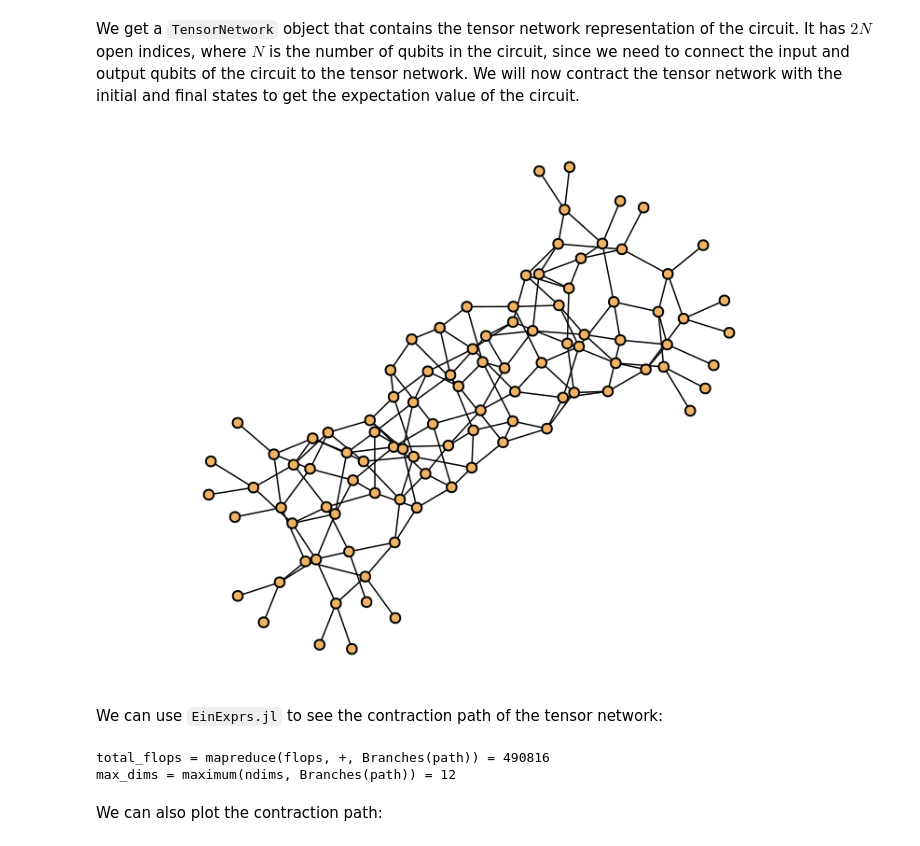
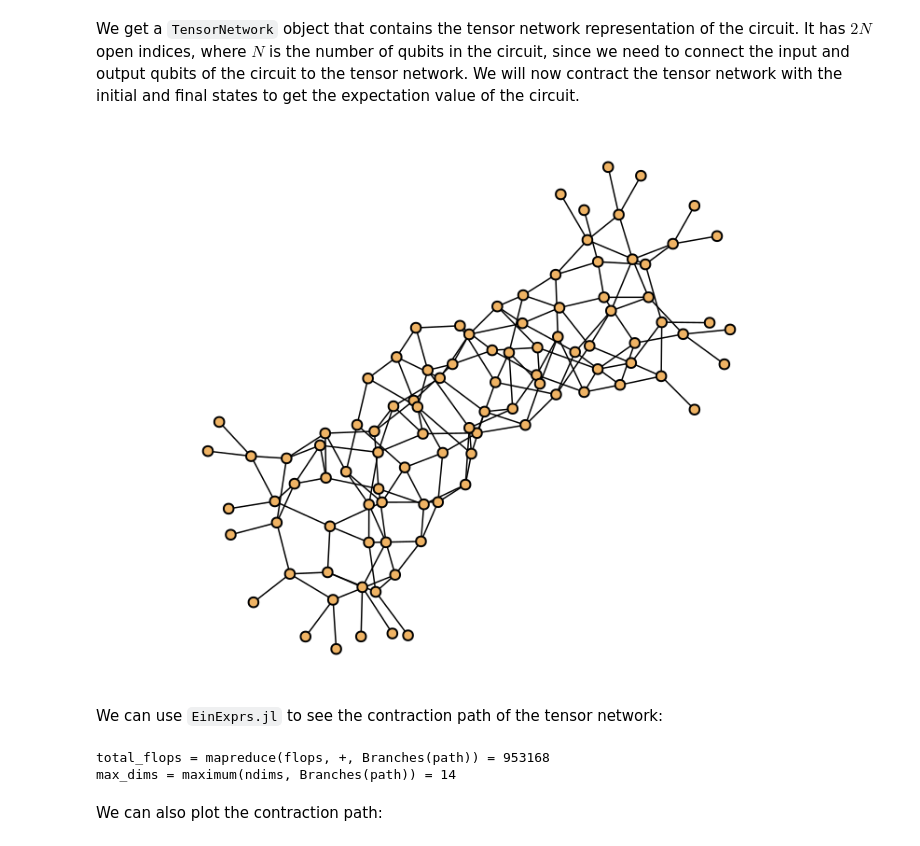
Before and after one commit to bsc-quantic/benasque-notebook, a Jupyter notebook: notebook.ipynb, the cells around one changed output. Drawn from its saved outputs; the diff is of its cells as text; code cells hidden in the pictures.

```diff
--- a/notebook.ipynb
+++ b/notebook.ipynb
@@ -48,7 +48,7 @@ Now that we have created a circuit, let's convert it to a tensor network with `T
 # %%
 using Qrochet
 
-qtn = Quantum(circ)
+U = Quantum(circ)
 # %% [output]
 Quantum (inputs=10, outputs=10)
 # %%
@@ -72,15 +72,13 @@ We get a `TensorNetwork` object that contains the tensor network representation
 # %%
 ψᵢₙ = Product(fill([1, 0], n))
 ψₒᵤₜ = Product(fill([1, 0], n))
 
-Qrochet.@reindex! inputs(qtn) => outputs(ψᵢₙ)
-Qrochet.@reindex! outputs(qtn) => outputs(ψₒᵤₜ)
-
-tn = merge(TensorNetwork(ψᵢₙ), TensorNetwork(qtn), TensorNetwork(ψₒᵤₜ))
+qtn = merge(Quantum(ψᵢₙ), U, Quantum(ψₒᵤₜ)')
+tn = TensorNetwork(qtn)
 
 plot(tn, layout=Stress())
 # %% [output]
-[figure, old version]
+[figure, new version]
 # %% [markdown]
 We can use `EinExprs.jl` to see the contraction path of the tensor network:
 # %%
@@ -90,8 +88,8 @@ path = einexpr(tn, optimizer=Greedy())
 @show total_flops = mapreduce(flops, +, Branches(path))
 @show max_dims = maximum(ndims, Branches(path));
 # %% [output]
-total_flops = mapreduce(flops, +, Branches(path)) = 490816
-max_dims = maximum(ndims, Branches(path)) = 12
+total_flops = mapreduce(flops, +, Branches(path)) = 953168
+max_dims = maximum(ndims, Branches(path)) = 14
 # %% [markdown]
 We can also plot the contraction path:
 # %%
```
Also changed, not shown: parts of 13 cells of this notebook.
